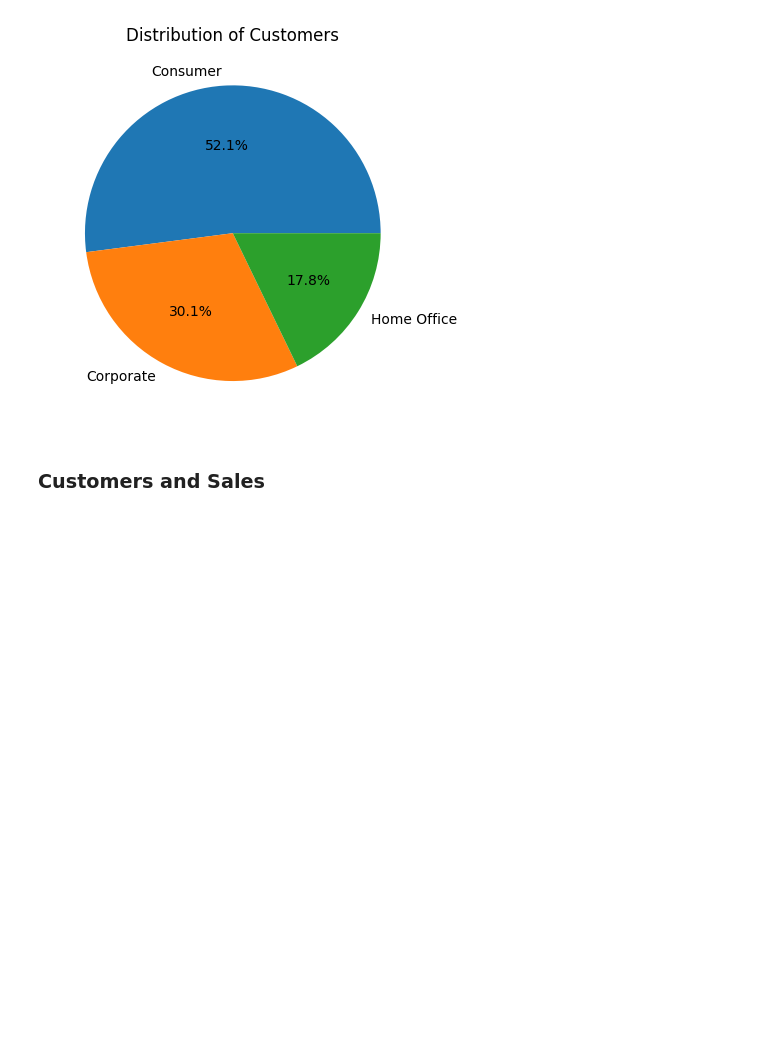
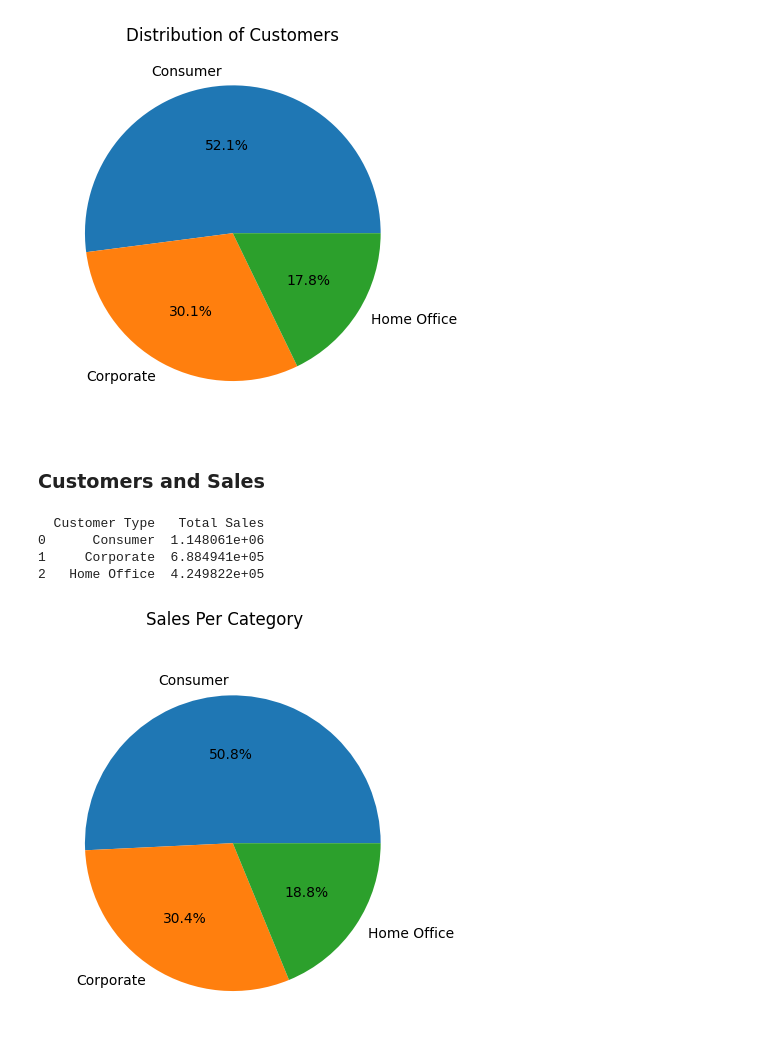
Before and after one commit to bonsoul/Sales-Python-Notebook, a Jupyter notebook: store-analysis.ipynb, the cells around one changed output. Saved outputs shown, nothing was run; the diff lists cells and outputs as text; code cells hidden in the pictures; blank space fills up the shorter version.

```diff
--- a/store-analysis.ipynb
+++ b/store-analysis.ipynb
@@ -166,3 +166,20 @@ plt.show()
 [figure]
 # %% [markdown]
 ### Customers and Sales
+# %%
+sales_per_category = df.groupby('Segment')['Sales'].sum().reset_index()
+sales_per_category = sales_per_category.rename(columns={'Segment': 'Customer Type', 'Sales': 'Total Sales'})
+print(sales_per_category)
+# %% [output]
+  Customer Type   Total Sales
+0      Consumer  1.148061e+06
+1     Corporate  6.884941e+05
+2   Home Office  4.249822e+05
+# %%
+plt.pie(sales_per_category['Total Sales'], labels = sales_per_category['Customer Type'], autopct = '%1.1f%%')
+
+plt.suptitle('Sales Per Category')
+
+plt.show()
+# %% [output]
+[figure, added]
```
Also changed, not shown: parts of 30 cells of this notebook.
